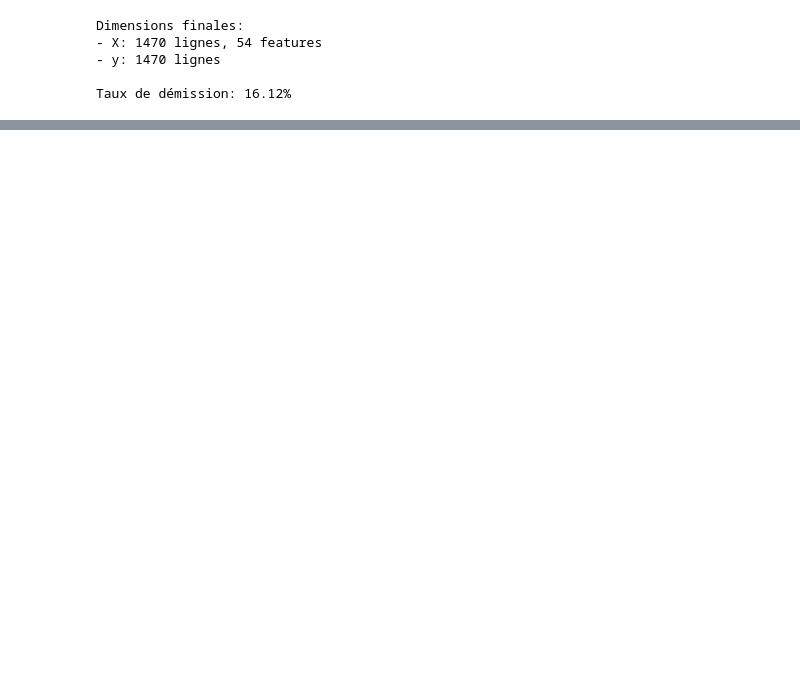
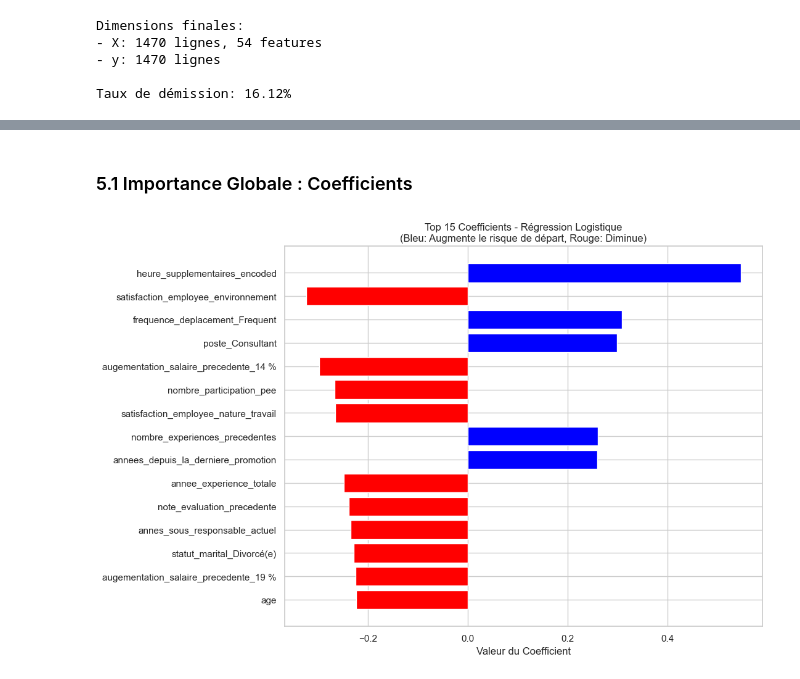
Before and after one commit to TheMoJd/ML_Why_employees_quit, a Jupyter notebook: notebook.ipynb, the cells around one changed output, grey strips where cells are left out. Drawn from its saved outputs; the diff is of its cells as text; code cells hidden in the pictures; blank space fills up the shorter version.

```diff
--- a/notebook.ipynb
+++ b/notebook.ipynb
@@ -358,0 +366,11 @@ Taux de démission: 16.12%
+# %%
+from sklearn.model_selection import train_test_split
+
+# Division des données : 80% train, 20% test
+# stratify=y est crucial ici car les classes sont déséquilibrées (16% de départs)
+X_train, X_test, y_train, y_test = train_test_split(X, y, test_size=0.2, random_state=42, stratify=y)
+
+print("Dimensions Train:", X_train.shape)
+print("Dimensions Test:", X_test.shape)
+print("\nDistribution cible Train:\n", y_train.value_counts(normalize=True))
+print("\nDistribution cible Test:\n", y_test.value_counts(normalize=True))
@@ -358,0 +791,23 @@ Taux de démission: 16.12%
+# %% [markdown]
+### 5.1 Importance Globale : Coefficients
+# %%
+
+# Visualisation des coefficients
+# Les coefficients indiquent la direction et la force de l'impact (pour des données standardisées)
+classifier = best_model.named_steps['classifier']
+coeffs = classifier.coef_[0]
+feature_names = X_test.columns if hasattr(X_test, 'columns') else X.columns
+
+# Création d'un DataFrame pour l'affichage
+coef_df = pd.DataFrame({'Feature': feature_names, 'Coefficient': coeffs})
+coef_df['Abs_Coefficient'] = coef_df['Coefficient'].abs()
+coef_df = coef_df.sort_values(by='Abs_Coefficient', ascending=True).tail(15) # Top 15
+
+plt.figure(figsize=(10, 8))
+colors = ['red' if c < 0 else 'blue' for c in coef_df['Coefficient']]
+plt.barh(coef_df['Feature'], coef_df['Coefficient'], color=colors)
+plt.title("Top 15 Coefficients - Régression Logistique\n(Bleu: Augmente le risque de départ, Rouge: Diminue)")
+plt.xlabel("Valeur du Coefficient")
+plt.show()
+# %% [output]
+[figure, added]
```
Also changed, not shown: parts of 31 cells of this notebook, 1 other file.
